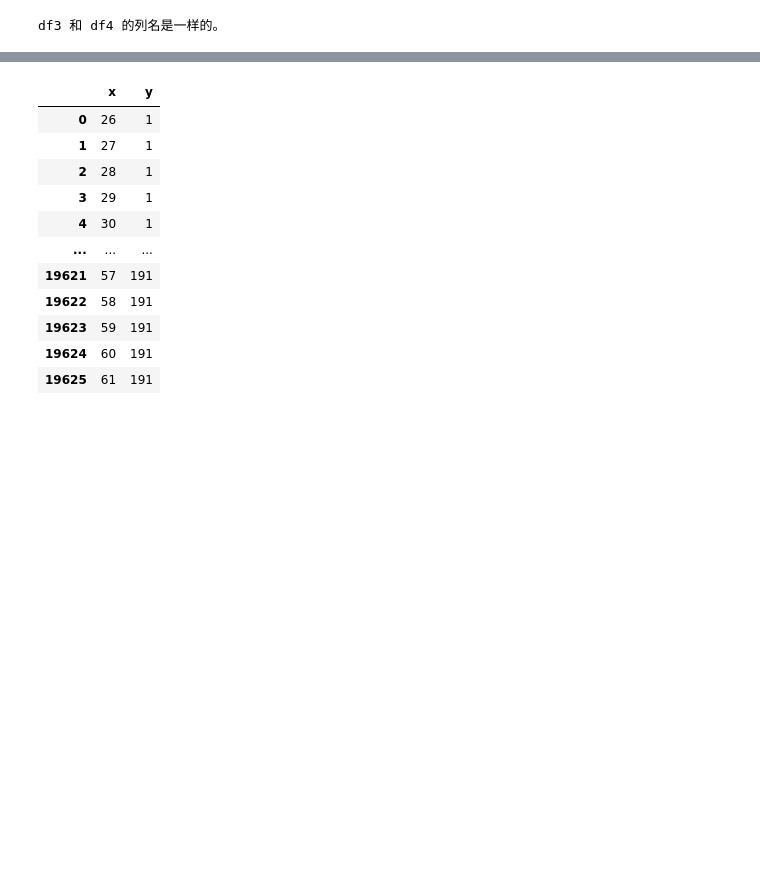
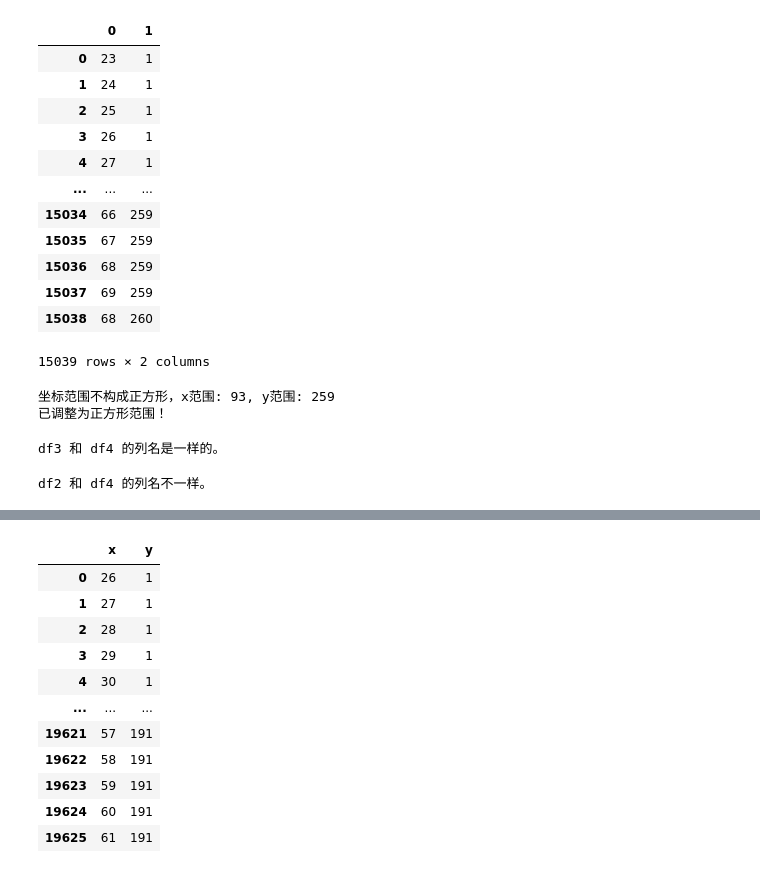
Before and after one commit to LittleLittleCloud/haCCA, a Jupyter notebook: notebook/ICC_merge/ICC_ITO_clusters1.ipynb, the cells around one changed output, grey strips where cells are left out. Cells and saved outputs as stored; diff of their text form; code cells hidden in the pictures; blank space fills up the shorter version.

```diff
--- a/notebook/ICC_merge/ICC_ITO_clusters1.ipynb
+++ b/notebook/ICC_merge/ICC_ITO_clusters1.ipynb
@@ -12,3 +20,60 @@ import pandas as pd
+# %%
+df2_loc
+# %% [output]
+|  | 0 | 1 |
+| 0 | 23 | 1 |
+| 1 | 24 | 1 |
+| 2 | 25 | 1 |
+| 3 | 26 | 1 |
+| 4 | 27 | 1 |
+| ... | ... | ... |
+| 15034 | 66 | 259 |
+| 15035 | 67 | 259 |
+| 15036 | 68 | 259 |
+| 15037 | 69 | 259 |
+| 15038 | 68 | 260 |
+15039 rows × 2 columns
+# %%
+x_coords = df2_loc[0].astype(int)
+y_coords = df2_loc[1].astype(int)
+x_min, x_max = x_coords.min(), x_coords.max()
+y_min, y_max = y_coords.min(), y_coords.max()
+x_range = x_max - x_min
+y_range = y_max - y_min
+# 判断是否为正方形
+if x_range != y_range:
+    print(f"坐标范围不构成正方形，x范围: {x_range}, y范围: {y_range}")
+
+    # 找到较大的范围
+    max_range = max(x_range, y_range)
+
+    # 调整 x 或 y 范围
+    if x_range < max_range:
+        # 扩展 x 坐标范围
+        delta = (max_range - x_range) // 2
+        x_coords = x_coords + delta
+    else:
+        # 扩展 y 坐标范围
+        delta = (max_range - y_range) // 2
+        y_coords = y_coords + delta
+
+    # 更新后的 DataFrame
+    df2_loc = pd.DataFrame({0: x_coords, 1: y_coords})
+    print("已调整为正方形范围！")
+else:
+    print("坐标范围已构成正方形，无需调整。")
+rotation_angle = np.radians(45)
+rotation_matrix = np.array([
+    [np.cos(rotation_angle), -np.sin(rotation_angle)],
+    [np.sin(rotation_angle), np.cos(rotation_angle)],
+])
+rotated_coords = np.dot( df2_loc.to_numpy(), rotation_matrix.T)
+
+# 更新为旋转后的坐标
+df2_loc = pd.DataFrame(rotated_coords, columns=["x", "y"])
+# %% [output]
+坐标范围不构成正方形，x范围: 93, y范围: 259
+已调整为正方形范围！
 # %%
 df3  = pd.read_csv("I:\\mutiomics\\ICC\\BQ-SXT20240702-空代50um-1-沈晓天-检测分析交付\\03\\03.csv")
 last_column = df3.iloc[:, -1]
@@ -33,3 +98,13 @@ else:
     print("df3 和 df4 的列名不一样。")
 # %% [output]
 df3 和 df4 的列名是一样的。
+# %%
+columns_equal = df2.columns.equals(df4.columns)
+
+# 输出结果
+if columns_equal:
+    print("df2 和 df4 的列名是一样的。")
+else:
+    print("df2 和 df4 的列名不一样。")
+# %% [output]
+df2 和 df4 的列名不一样。
```
Also changed, not shown: parts of 14 cells of this notebook, 8 other files.
